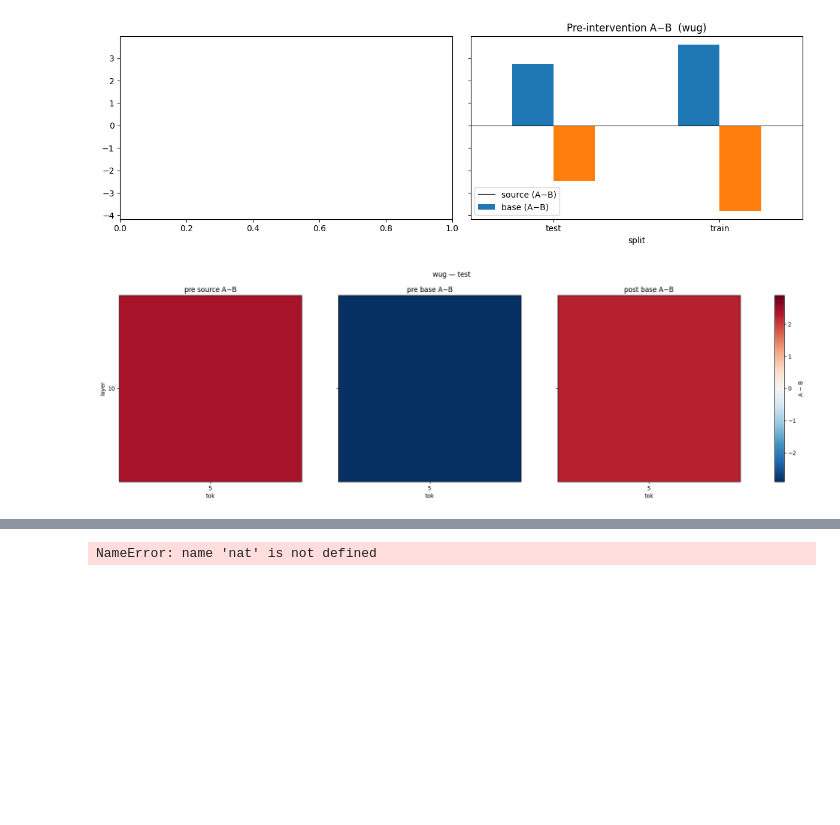
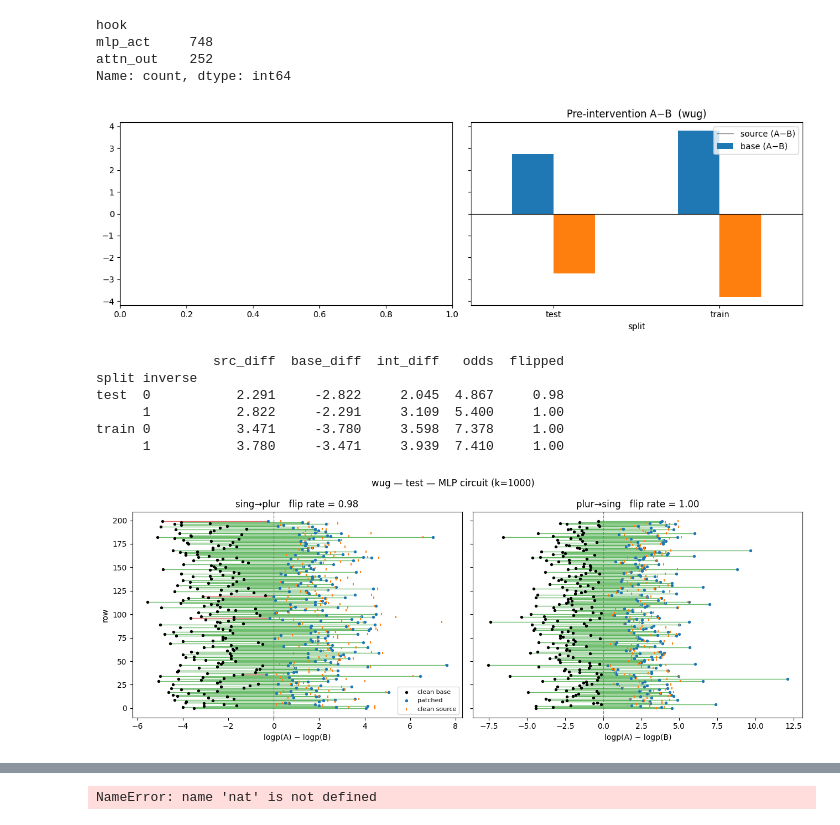
Before and after one commit to zstud04/wug-test-interp, a Jupyter notebook: analysis/interp/das_results copy.ipynb, the cells around one changed output, grey strips where cells are left out. Cells and saved outputs as stored; diff of their text form; code cells hidden in the pictures; blank space fills up the shorter version.

Commit message:
implement circuits

```diff
--- a/analysis/interp/das_results copy.ipynb
+++ b/analysis/interp/das_results copy.ipynb
@@ -12,9 +12,9 @@ import matplotlib.pyplot as plt
 # ------------------------------------------------------------------
 # Load both CSVs
 # ------------------------------------------------------------------
-PATH = "../../results/interp/Qwen3-VL-2B-Instruct/das_trial/"
+PATH = "../../results/interp/Qwen3-VL-2B-Instruct/circuit_trial/"
 #nat = pd.read_csv(PATH + "das_syntax_target_verb_att0_opp_natural_singular_to_plural.csv")
-wug = pd.read_csv(PATH + "probe_syntax_target_verb_att0_opp_bidirectional.csv")
+wug = pd.read_csv(PATH + "circuit_mlpact_attnout_k_64.csv")
 
 # A = source's good completion (flip target), B = base's good completion
 def add_measures(df):
@@ -29,6 +29,14 @@ def add_measures(df):
     return df
 
 wug = add_measures(wug)
+# %%
+nodes = pd.read_csv(PATH + "circuit_nodes_mlpact_attnout_k_64.csv")
+print(nodes["hook"].value_counts())
+# %% [output]
+hook
+mlp_act     748
+attn_out    252
+Name: count, dtype: int64
 # %%
 def example_means(df):
     ex = df.drop_duplicates(subset=["split", "source_input", "base_input"])
@@ -44,30 +52,35 @@ for ax, df, name in [(axes[1], wug, "wug")]:
     ax.legend(["source (A−B)", "base (A−B)"])
 plt.tight_layout(); plt.show()
 # %% [output]
-[figure, old version]
+[figure, new version]
 # %%
-def grid(df, split, col):
-    s = df[df["split"] == split]
-    return s.groupby(["layer", "tok"])[col].mean().unstack("tok").sort_index()
+wug["flipped"] = (wug["base_diff"] < 0) & (wug["int_diff"] > 0)
+DIRS = {0: "sing→plur", 1: "plur→sing"}
 
-def heat_triplet(df, split, name):
-    pre_src  = grid(df, split, "src_diff")
-    pre_base = grid(df, split, "base_diff")
-    post     = grid(df, split, "int_diff")
-    m = max(abs(pre_src.values).max(), abs(pre_base.values).max(), abs(post.values).max())
-    panels = [(pre_src,"pre source A−B"), (pre_base,"pre base A−B"), (post,"post base A−B")]
-    fig, axes = plt.subplots(1, 3, figsize=(22, 6), sharey=True)
-    for ax,(mat,t) in zip(axes, panels):
-        im = ax.imshow(mat.values, aspect="auto", cmap="RdBu_r", origin="lower", vmin=-m, vmax=m)
-        ax.set_xticks(range(len(mat.columns))); ax.set_xticklabels(mat.columns)
-        ax.set_yticks(range(len(mat.index)));   ax.set_yticklabels(mat.index)
-        ax.set_xlabel("tok"); ax.set_title(t)
-    axes[0].set_ylabel("layer")
-    fig.colorbar(im, ax=axes, label="A − B", fraction=0.046)
-    fig.suptitle(f"{name} — {split}")
-    plt.show()
+print(wug.groupby(["split", "inverse"])[
+    ["src_diff", "base_diff", "int_diff", "odds", "flipped"]].mean().round(3))
 
-#heat_triplet(nat, "test", "natural")
-heat_triplet(wug, "test", "wug")
+fig, axes = plt.subplots(1, 2, figsize=(13, 5), sharey=True)
+for ax, inv in zip(axes, (0, 1)):
+    s = wug[(wug["split"] == "test") & (wug["inverse"] == inv)].reset_index(drop=True)
+    y = np.arange(len(s))
+    ax.hlines(y, s["base_diff"], s["int_diff"],
+              color=np.where(s["flipped"], "tab:green", "tab:red"), lw=1, alpha=.7)
+    ax.scatter(s["base_diff"], y, s=8, c="k", label="clean base", zorder=3)
+    ax.scatter(s["int_diff"], y, s=8, c="tab:blue", label="patched", zorder=3)
+    ax.scatter(s["src_diff"], y, s=8, c="tab:orange", marker="|",
+               label="clean source", zorder=3)
+    ax.axvline(0, color="grey", ls="--", lw=1)
+    ax.set_xlabel("logp(A) − logp(B)")
+    ax.set_title(f"{DIRS[inv]}   flip rate = {s['flipped'].mean():.2f}")
+axes[0].set_ylabel("row"); axes[0].legend(fontsize=8, loc="lower right")
+fig.suptitle(f"wug — test — MLP circuit (k={wug.n_nodes.iloc[0]})")
+plt.tight_layout(); plt.show()
 # %% [output]
+               src_diff  base_diff  int_diff   odds  flipped
+split inverse
+test  0           2.291     -2.822     2.045  4.867     0.98
+      1           2.822     -2.291     3.109  5.400     1.00
+train 0           3.471     -3.780     3.598  7.378     1.00
+      1           3.780     -3.471     3.939  7.410     1.00
-[figure, old version]
+[figure, new version]
```
Also changed, not shown: parts of 5 cells of this notebook, 22 other files.
